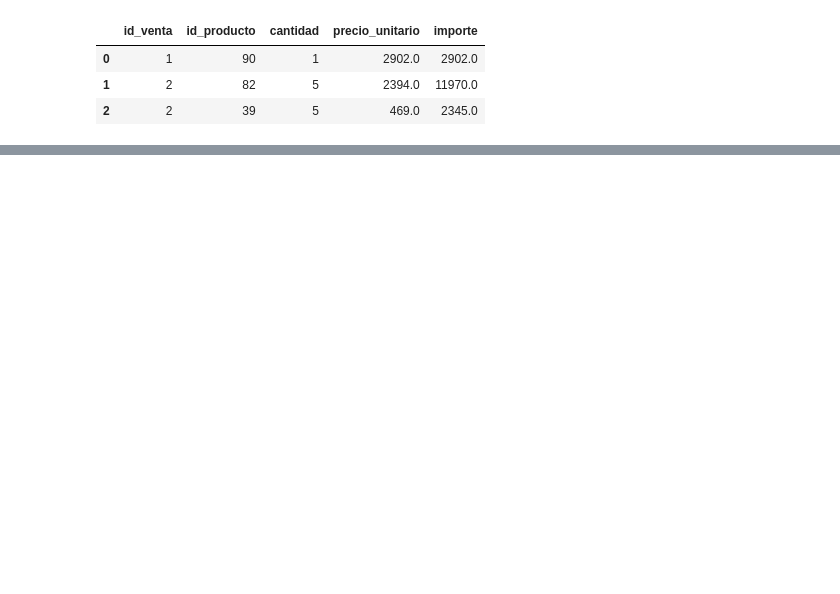
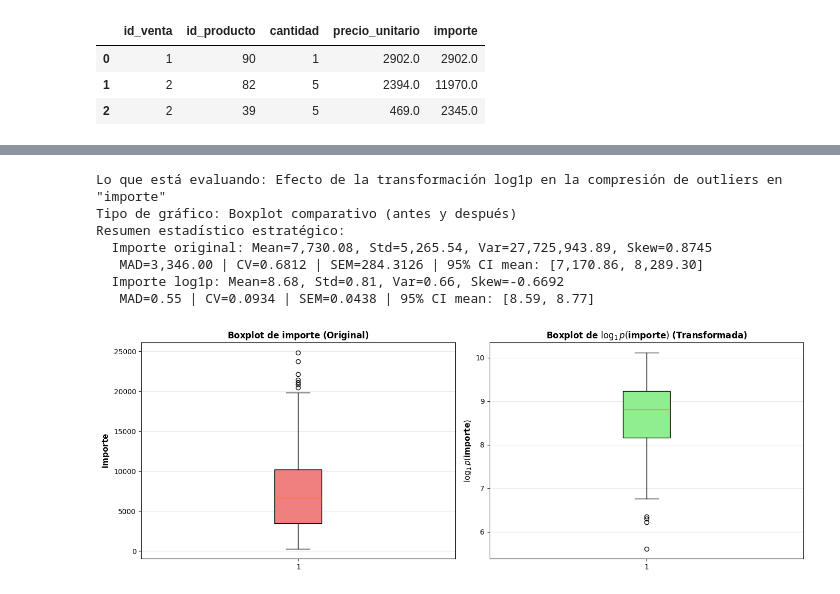
Before and after one commit to augustovillegas/ProyectoAurelionIBM, a Jupyter notebook: limp_y_trans_detalle_ventas.ipynb, the cells around one changed output, grey strips where cells are left out. Saved outputs shown, nothing was run; the diff lists cells and outputs as text; code cells hidden in the pictures; blank space fills up the shorter version.

```diff
--- a/limp_y_trans_detalle_ventas.ipynb
+++ b/limp_y_trans_detalle_ventas.ipynb
@@ -484,0 +1438,65 @@ El histograma de `importe_std` (el **Puntaje Z**) presenta la misma forma sesgad
+# %%
+import matplotlib.pyplot as plt
+import numpy as np
+
+# Lo que está evaluando
+print('Lo que está evaluando: Efecto de la transformación log1p en la compresión de outliers en "importe"')
+print('Tipo de gráfico: Boxplot comparativo (antes y después)')
+
+# Datos
+importe_orig = df_detalle_ventas_True['importe']
+importe_log = np.log1p(importe_orig)
+
+# Estadísticos
+print(f'Resumen estadístico estratégico:')
+mean_orig = importe_orig.mean()
+std_orig = importe_orig.std()
+var_orig = importe_orig.var()
+mad_orig = np.median(np.abs(importe_orig - np.median(importe_orig)))
+cv_orig = std_orig / mean_orig if mean_orig != 0 else np.nan
+sem_orig = std_orig / np.sqrt(len(importe_orig)) if len(importe_orig)>0 else np.nan
+t_crit_o = stats.t.ppf(0.975, df=len(importe_orig)-1) if len(importe_orig)>1 else np.nan
+ci_low_o = mean_orig - t_crit_o * sem_orig if len(importe_orig)>1 else np.nan
+ci_high_o = mean_orig + t_crit_o * sem_orig if len(importe_orig)>1 else np.nan
+print(f'  Importe original: Mean={mean_orig:,.2f}, Std={std_orig:,.2f}, Var={var_orig:,.2f}, Skew={importe_orig.skew():.4f}')
+print(f'   MAD={mad_orig:,.2f} | CV={cv_orig:.4f} | SEM={sem_orig:.4f} | 95% CI mean: [{ci_low_o:,.2f}, {ci_high_o:,.2f}]')
+mean_log = importe_log.mean()
+std_log = importe_log.std()
+var_log = importe_log.var()
+mad_log = np.median(np.abs(importe_log - np.median(importe_log)))
+cv_log = std_log / mean_log if mean_log != 0 else np.nan
+sem_log = std_log / np.sqrt(len(importe_log)) if len(importe_log)>0 else np.nan
+t_crit_l = stats.t.ppf(0.975, df=len(importe_log)-1) if len(importe_log)>1 else np.nan
+ci_low_l = mean_log - t_crit_l * sem_log if len(importe_log)>1 else np.nan
+ci_high_l = mean_log + t_crit_l * sem_log if len(importe_log)>1 else np.nan
+print(f'  Importe log1p: Mean={mean_log:.2f}, Std={std_log:.2f}, Var={var_log:.2f}, Skew={importe_log.skew():.4f}')
+print(f'   MAD={mad_log:.2f} | CV={cv_log:.4f} | SEM={sem_log:.4f} | 95% CI mean: [{ci_low_l:.2f}, {ci_high_l:.2f}]')
+
+# Boxplots lado a lado
+fig, (ax1, ax2) = plt.subplots(1, 2, figsize=(14, 5))
+
+# Original
+bp1 = ax1.boxplot(importe_orig, vert=True, patch_artist=True)
+bp1['boxes'][0].set_facecolor('lightcoral')
+ax1.set_ylabel(r'$\mathbf{importe}$', fontsize=11)
+ax1.set_title(r'Boxplot de $\mathbf{importe}$ (Original)', fontsize=12, fontweight='bold')
+ax1.grid(axis='y', alpha=0.3)
+
+# Log1p
+bp2 = ax2.boxplot(importe_log, vert=True, patch_artist=True)
+bp2['boxes'][0].set_facecolor('lightgreen')
+ax2.set_ylabel(r'$\log_1p(\mathbf{importe})$', fontsize=11)
+ax2.set_title(r'Boxplot de $\log_1p(\mathbf{importe})$ (Transformada)', fontsize=12, fontweight='bold')
+ax2.grid(axis='y', alpha=0.3)
+
+plt.tight_layout()
+plt.show()
+# %% [output]
+Lo que está evaluando: Efecto de la transformación log1p en la compresión de outliers en "importe"
+Tipo de gráfico: Boxplot comparativo (antes y después)
+Resumen estadístico estratégico:
+  Importe original: Mean=7,730.08, Std=5,265.54, Var=27,725,943.89, Skew=0.8745
+   MAD=3,346.00 | CV=0.6812 | SEM=284.3126 | 95% CI mean: [7,170.86, 8,289.30]
+  Importe log1p: Mean=8.68, Std=0.81, Var=0.66, Skew=-0.6692
+   MAD=0.55 | CV=0.0934 | SEM=0.0438 | 95% CI mean: [8.59, 8.77]
+[figure, added]
```
Also changed, not shown: parts of 45 cells of this notebook.
